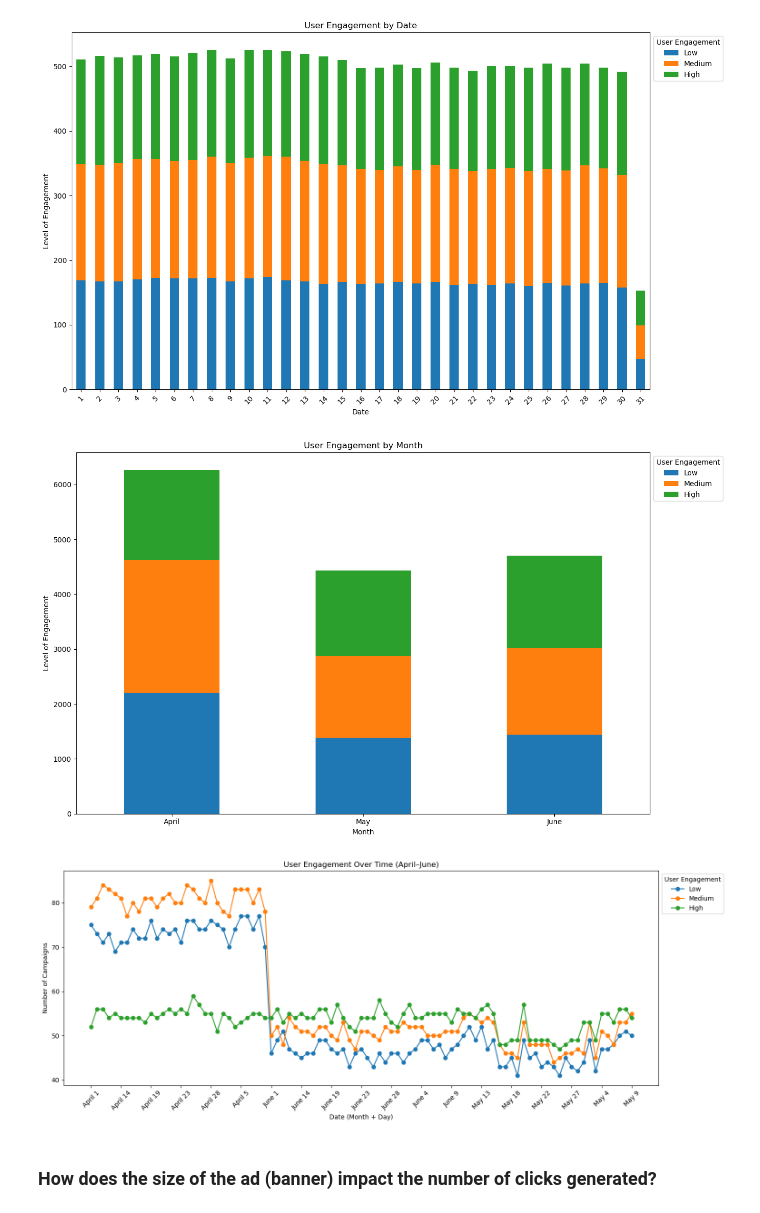
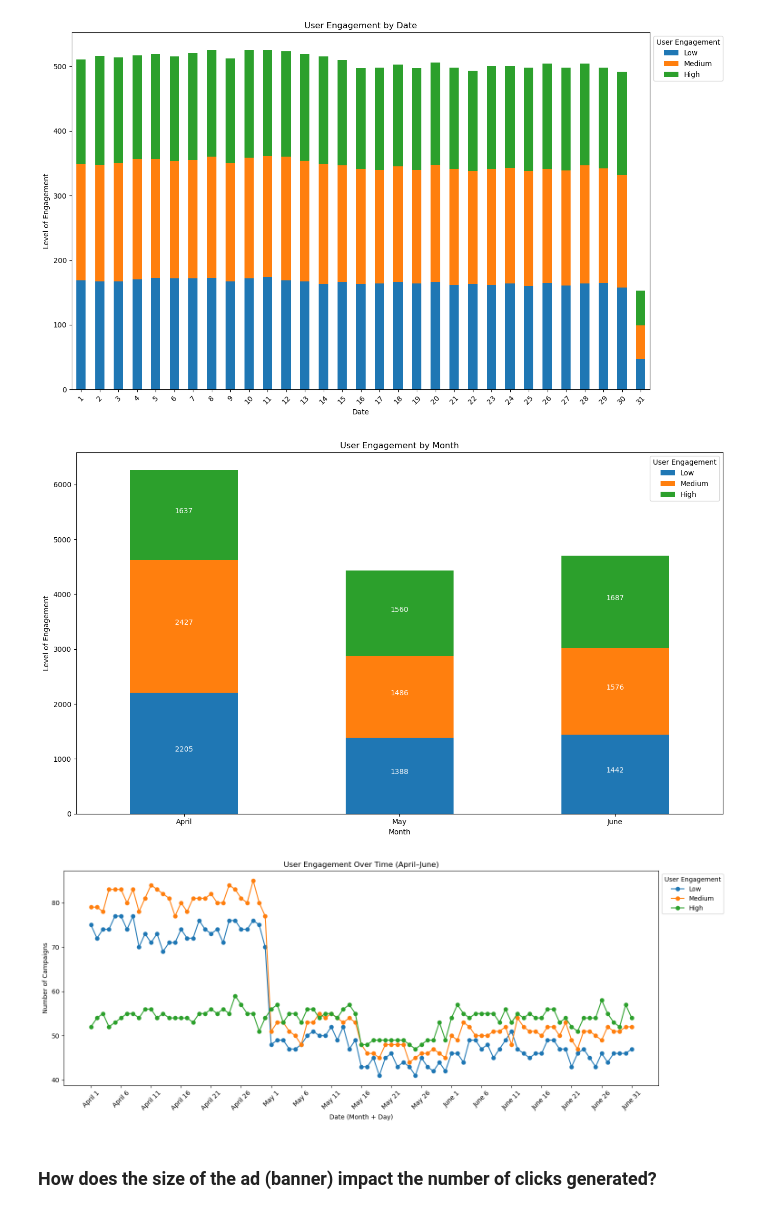
Before and after one commit to Tanush-IIITH/Projects, a Jupyter notebook: Online_Ads_DS/main.ipynb, the cells around one changed output. Cells and saved outputs as stored; diff of their text form; code cells hidden in the pictures.

Commit message:
Fixed user engagement overtime

```diff
--- a/Online_Ads_DS/main.ipynb
+++ b/Online_Ads_DS/main.ipynb
@@ -131,37 +130,55 @@ plt.show()
 # %%
 #Creating a visualtization of user engagement by month
 
 monthly_engagement = df.groupby(['month_name', 'user_engagement']).size().unstack()
 month_order = ['April', 'May', 'June']
 monthly_engagement = monthly_engagement.loc[month_order]
 
 fig,ax = plt.subplots(figsize=(16, 8))
+bars = monthly_engagement.plot(kind='bar', stacked=True, ax=ax)
 
-monthly_engagement.plot(kind='bar', stacked=True, ax=ax)
+for container in bars.containers:
+    for bar in container:
+        height = bar.get_height()
+        if(height > 0):
+            ax.text(
+                bar.get_x() + bar.get_width()/2,
+                bar.get_y() + height/2,
+                f'{int(height)}',
+                ha='center', va='bottom', fontsize=10, color='white'
+            )
 
 ax.set_title('User Engagement by Month')
 ax.set_ylabel('Level of Engagement')
 ax.set_xlabel('Month')
 ax.set_xticklabels(monthly_engagement.index, rotation=0)
 
 ax.legend(
     labels=['Low', 'Medium', 'High'],
     title='User Engagement',
     bbox_to_anchor=(1.0, 1.0),
-    loc='upper left'
+    loc='upper right'
 )
 
 plt.tight_layout(rect=[0, 0, 0.85, 1])
 
 plt.show()
 # %% [output]
-[figure, old version]
+[figure, new version]
 # %%
 #Creating a visualization of user engagement overtime
-
+month_map = {'April': 4, 'May': 5, 'June': 6}
 df['month_day'] = df['month_name'] + ' ' + df['day'].astype(str)
 
 overtime_engagement = df.groupby(['month_day', 'user_engagement']).size().unstack()
+
+#Adding sort key
+overtime_engagement['sort_key'] = overtime_engagement.index.map(
+    lambda x: f"{month_map[x.split()[0]]}-{int(x.split()[1]):02d}"
+)
+
+#Sorting the index
+overtime_engagement = overtime_engagement.sort_values('sort_key').drop(columns='sort_key')
 
 fig, ax = plt.subplots(figsize=(18, 6))
 
@@ -171,18 +188,17 @@ ax.set_title('User Engagement Over Time (April–June)')
 ax.set_xlabel('Date (Month + Day)')
 ax.set_ylabel('Number of Campaigns')
 
-# Fewer ticks to avoid clutter
-ax.set_xticks(range(0, len(overtime_engagement), 5))  # Show every 5th label
+#Fewer ticks for better readability
+ax.set_xticks(range(0, len(overtime_engagement), 5))
 ax.set_xticklabels(overtime_engagement.index[::5], rotation=45)
 
-# Legend fix (if numeric columns)
 ax.legend(['Low', 'Medium', 'High'], title='User Engagement',
           bbox_to_anchor=(1.0, 1.0), loc='upper left')
 
 plt.tight_layout(rect=[0, 0, 0.85, 1])
 plt.show()
 # %% [output]
-[figure, old version]
+[figure, new version]
 # %% [markdown]
 ### How does the size of the ad (banner) impact the number of clicks generated?
 # %%
```
Also changed, not shown: parts of 2 cells of this notebook, 1 other file.
